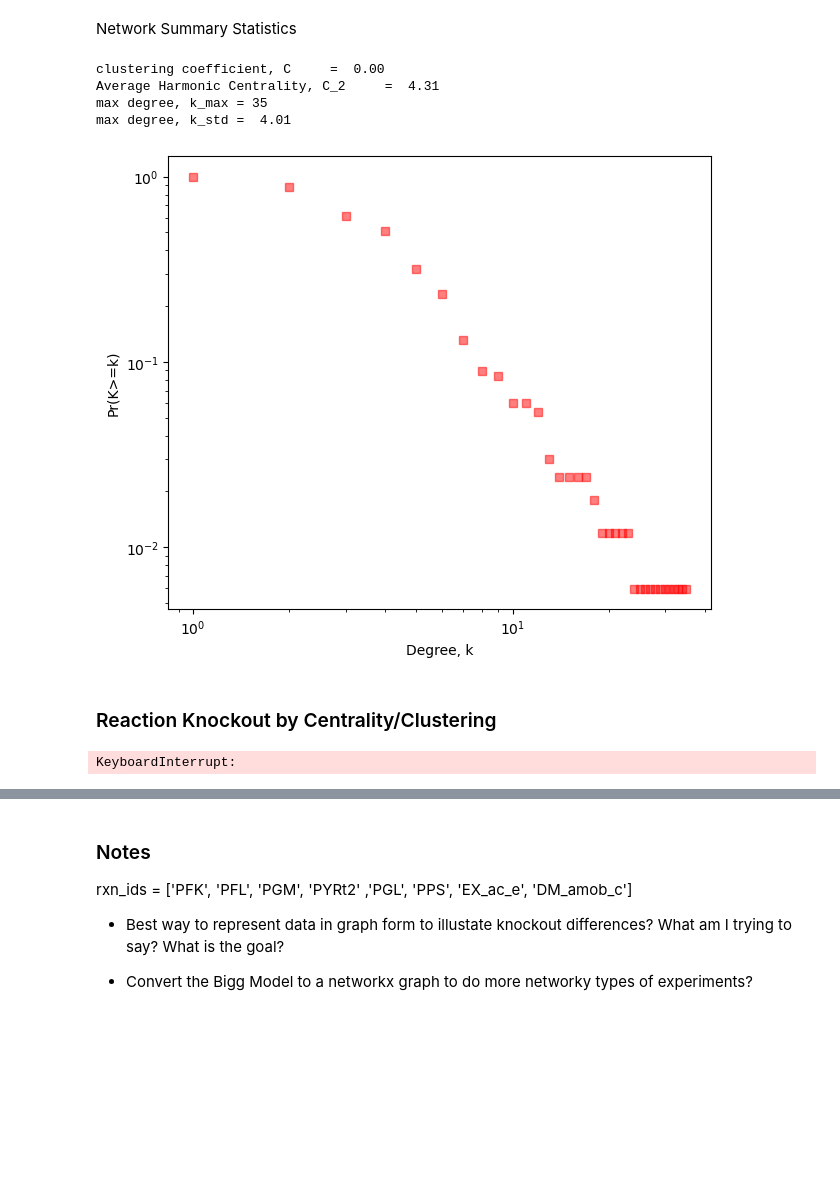
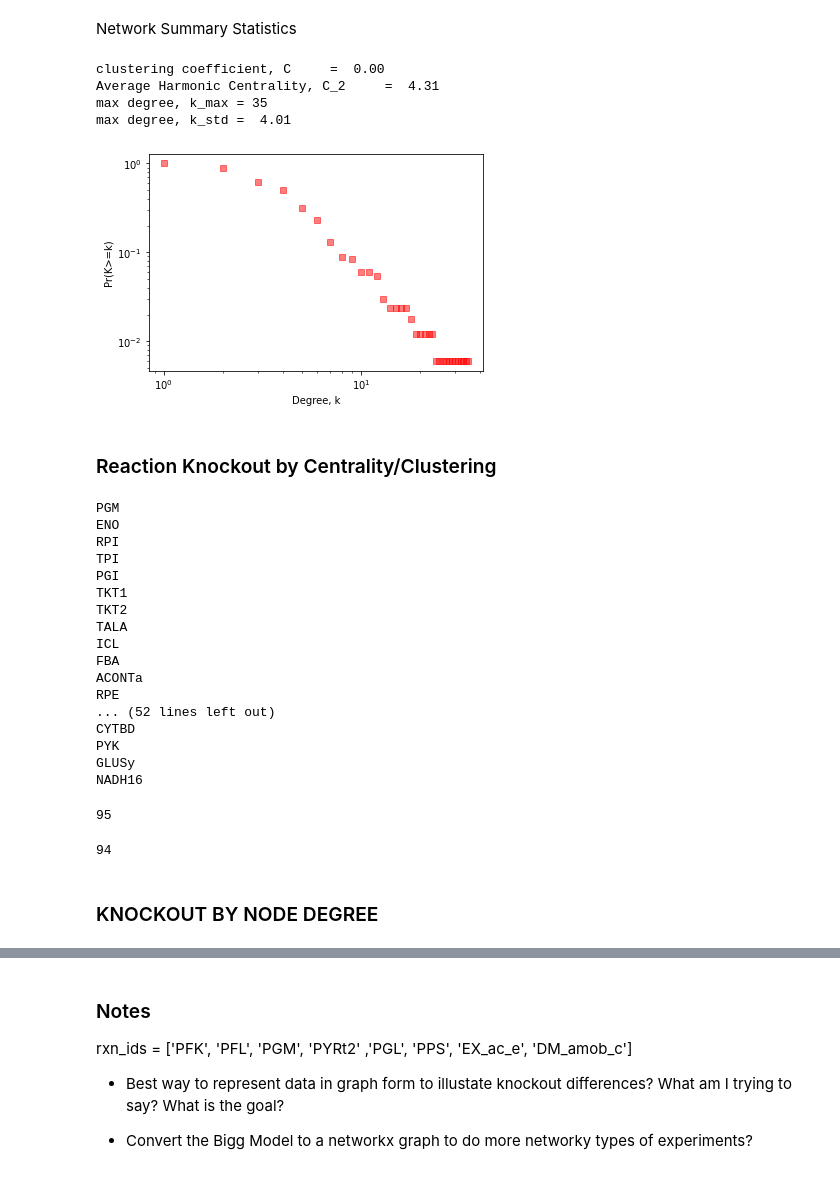
Before and after one commit to the-rich-piana/CSCI_Networks, a Jupyter notebook: Final_Project/networks_metabolism.ipynb, the cells around one changed output, grey strips where cells are left out. Drawn from its saved outputs; the diff is of its cells as text; code cells hidden in the pictures; blank space fills up the shorter version.

Commit message:
change graphs

```diff
--- a/Final_Project/networks_metabolism.ipynb
+++ b/Final_Project/networks_metabolism.ipynb
@@ -18,11 +18,11 @@ import os
 dir = 'data'
 models = []
 
-for filename in os.scandir(dir):
-    f = os.path.join(filename)
-    if filename.is_file():
-        print(filename.name)
-        models.append(cobra.io.read_sbml_model(f))
+# for filename in os.scandir(dir):
+#     f = os.path.join(filename)
+#     if filename.is_file():
+#         print(filename.name)
+#         models.append(cobra.io.read_sbml_model(f))
 
 #cobra.io.read_sbml_model("./data/iEC1344_C.xml")
 #model = cobra.io.load_model("textbook")
@@ -225,7 +242,7 @@ plt.show()
 Network Summary Statistics
 # %%
 #diameter = nx.diameter(B) #max eccentricty from 1 node to furthest.
-#Average shortest path
+#Average shortest pathis we can report a number of statistics. The highest degree metabolite is h_c,
 #ellmean = nx.average_shortest_path_length(B)
 #How clustered nodes are
 C = nx.transitivity(B)
@@ -244,34 +261,36 @@ kstd = np.std(all_degrees)
 print(f'clustering coefficient, C     = %5.2f' % C)
 print(f'Average Harmonic Centrality, C_2     = %5.2f' % C_2_mean)
 
 #print(f'number of components,   h     =  {h}')
 print(f'max degree, k_max = {kmax}')
 print(f'max degree, k_std = %5.2f' % kstd)
 
 def plot_CCDF(kis):
     # from PS5
     # input : a list of degrees, e.g., from a networkx graph G
     # output: a plot of the CCDF of the degree distribution Pr(K>=k) for k>=1
 
     kmax = max(kis)
 
     # histogram and plot
     counts, bins = np.histogram(kis, bins=[i for i in range(kmax+2)], density=True)
     cumcounts = np.cumsum(counts)
     cumcounts = np.insert(cumcounts,0,0)
     plt.loglog(bins[1:-1], 1-cumcounts[1:-1], 'rs', alpha=0.5)
     plt.xlabel('Degree, k')
     plt.ylabel('Pr(K>=k)')
+    plt.rcParams['figure.dpi'] = 100
+    plt.rcParams["figure.figsize"] = (7,6)
     plt.show()
     return
 
 plot_CCDF(all_degrees)
 # %% [output]
 clustering coefficient, C     =  0.00
 Average Harmonic Centrality, C_2     =  4.31
 max degree, k_max = 35
 max degree, k_std =  4.01
-[figure, old version]
+[figure, new version]
 # %% [markdown]
 <h3> Reaction Knockout by Centrality/Clustering
 # %%
@@ -287,7 +306,7 @@ max degree, k_std =  4.01
 #C = nx.closeness_centrality(B)
 #measures closeness. The more central a node is the more close it is to others. Measures the shortest
 #distance to adjacent nodes.
-
+import re
 C = nx.harmonic_centrality(B)
 #C = nx.in_degree_centrality(B)
 #C = nx.degree()
@@ -299,24 +318,49 @@ C = {k: v for k, v in sorted(C.items(), key=lambda item: item[1])}
 C_list = []
 C_scores = []
 for str, func in C.items():
-    if str in rxns:
-       # print(str, func)
+    if str in rxns and str != "BIOMASS_Ecoli_core_w_GAM" and str[0:2] != "EX" and str[len(str) -1: len(str)] != "t":
+        print(str)
         C_list.append(str)
         C_scores.append(func)
 
-C_list = []
-C_scores = []
-for (n, d) in B.degree():
-    if n in rxns:
-        C_list.append(n)
-        C_scores.append(d)
 
 
-#    C_list.append(n.degree)
-
-
-#for i in C.values:
-#    print(i)
+D_list = []
+D_scores = []
+for (n, d) in B.degree():
+    if (n in rxns) and n != "BIOMASS_Ecoli_core_w_GAM" and n[0:2] != "EX" and n[len(n) -1: len(n)] != "t":
+        D_list.append(n)
+        D_scores.append(d)
+        #print(n, d)
 # %% [output]
-KeyboardInterrupt:
+PGM
+ENO
+RPI
+TPI
+PGI
+TKT1
+TKT2
+TALA
+ICL
+FBA
+ACONTa
+RPE
+... (52 lines left out)
+CYTBD
+PYK
+GLUSy
+NADH16
+# %%
+x = 0
+for i in tmodel.reactions:
+    x+=1
+print(x)
+# %% [output]
+95
+# %%
+len(C_list)
+# %% [output]
+94
+# %% [markdown]
+<H3>KNOCKOUT BY NODE DEGREE
 # %%
```
Also changed, not shown: parts of 18 cells of this notebook.
